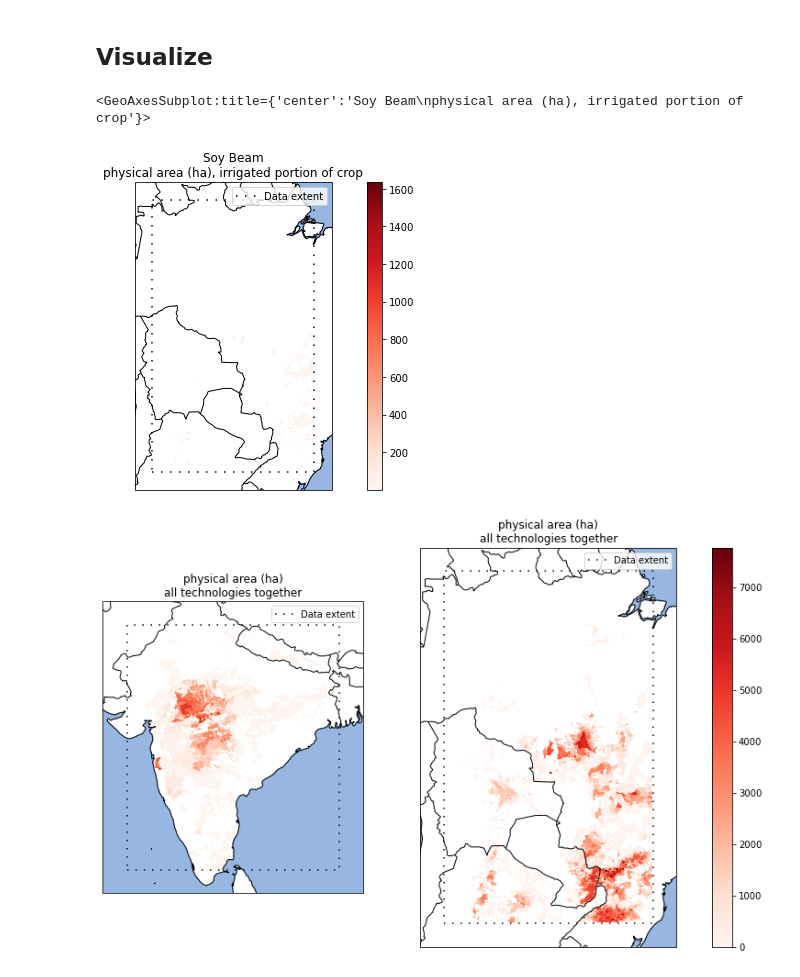
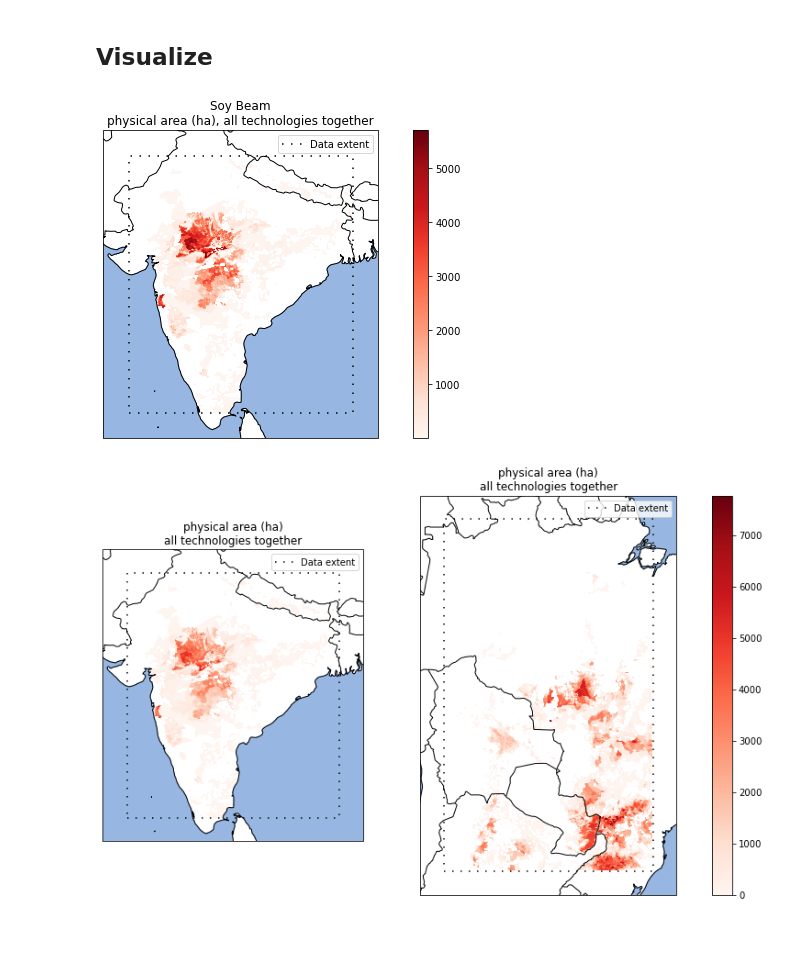
Before and after one commit to BielStela/vizzuality_challenge, a Jupyter notebook: challenge.ipynb, the cells around one changed output. Drawn from its saved outputs; the diff is of its cells as text; code cells hidden in the pictures; blank space fills up the shorter version.

```diff
--- a/challenge.ipynb
+++ b/challenge.ipynb
@@ -138,14 +137,14 @@ Now we can filter things out easily
 # %% [markdown]
 ## Visualize
 # %%
-def plot_map_on_ax(ax, raster, areas, proj, **imshow_kwargs):
-    with rio.open(raster.filename, "r") as src:
-            im = src.read(1)
-            extent = rio.plot.plotting_extent(src)
+def plot_map_on_ax(ax, raster_filename, areas, proj, **imshow_kwargs):
+    with rio.open(raster_filename, "r") as src:
+        im = src.read(1)
+        extent = rio.plot.plotting_extent(src)
 
     # get the extent for the base map and add some room to have context
     x0, x1, y0, y1 = extent
-    x0, x1, y0, y1 = x0-2, x1+2, y0-2, y1+2
+    x0, x1, y0, y1 = x0 - 2, x1 + 2, y0 - 2, y1 + 2
     ax.set_extent([x0, x1, y0, y1], crs=proj)
 
     # add data extend boundary from areas.geojson
@@ -162,22 +161,20 @@ def plot_map_on_ax(ax, raster, areas, proj, **imshow_kwargs):
     ax.add_feature(cartopy.feature.OCEAN)
     return im_ax
 
+
 def plot_spam_data(raster: SpamData):
-
     fig = plt.figure(figsize=(10, 5))
-    proj = ccrs.PlateCarree() # sets the cartopy map projection
+    proj = ccrs.PlateCarree()  # sets the cartopy map projection
     ax = fig.add_subplot(111, projection=proj)
 
-    im_ax = plot_map_on_ax(ax, raster, areas, proj, cmap="Reds")
+    im_ax = plot_map_on_ax(ax, raster.filename, areas, proj, cmap="Reds")
 
     fig.colorbar(im_ax, ax=ax)
     ax.set_title(f"Soy Beam\n{raster.get_description()}")
     plt.tight_layout()
-    return ax
 # %%
-plot_spam_data(rasters[1])
+plot_spam_data(rasters[4])
 # %% [output]
-<GeoAxesSubplot:title={'center':'Soy Beam\nphysical area (ha), irrigated portion of crop'}>
-[figure, old version]
+[figure, new version]
 # %%
 def get_rasters_by_codes(rasters: list[SpamData], var: str, tech: str) -> list[SpamData]:
```
Also changed, not shown: parts of 9 cells of this notebook.
